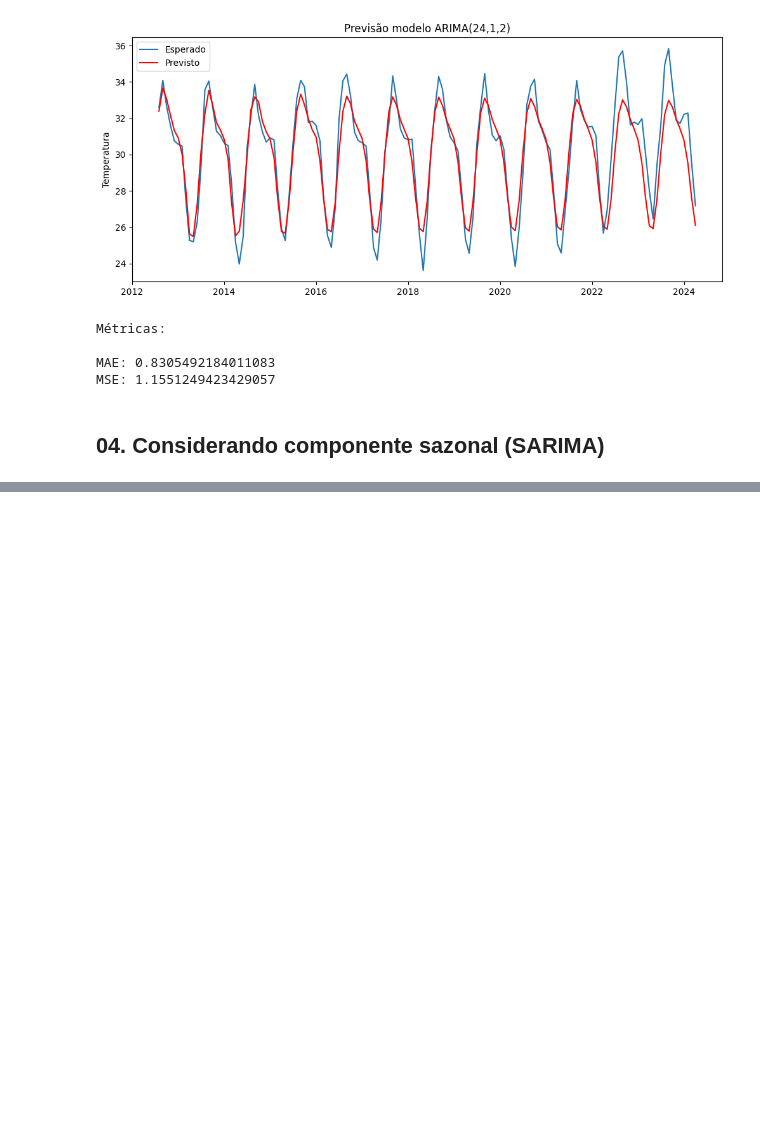
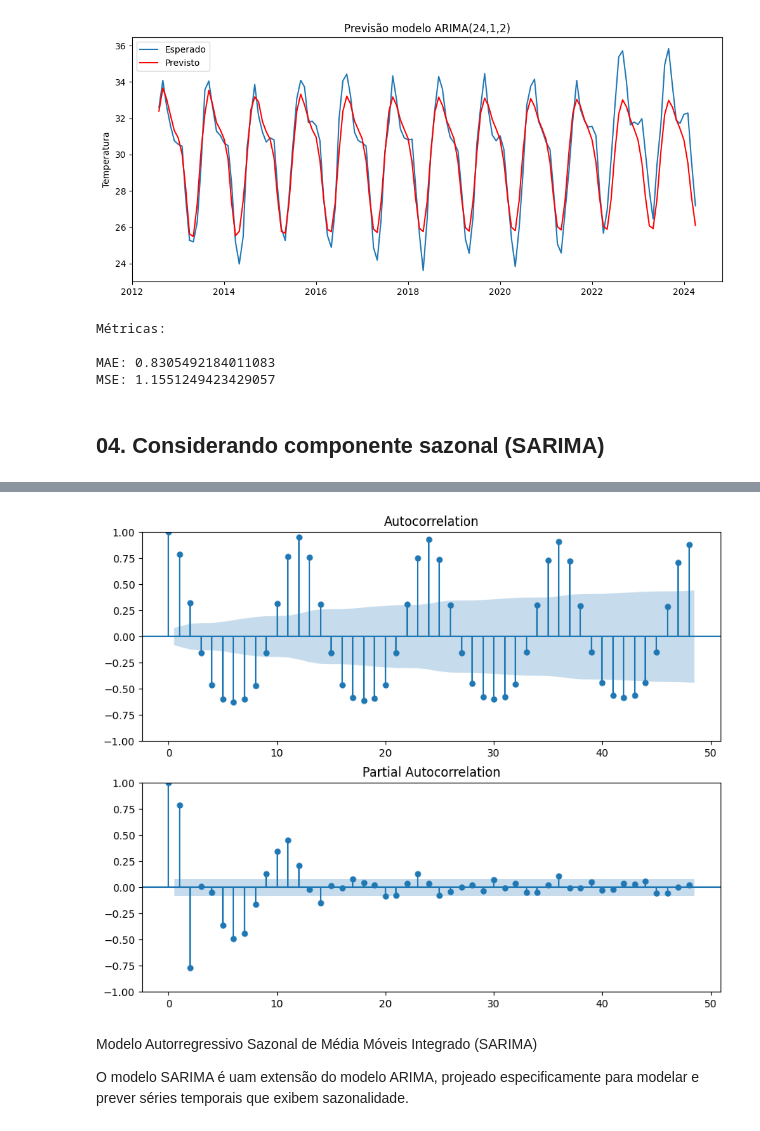
Before and after one commit to JCarapina/Estudos-praticos, a Jupyter notebook: series_temporais_2/notebooks/projeto.ipynb, the cells around one changed output, grey strips where cells are left out. Cells and saved outputs as stored; diff of their text form; code cells hidden in the pictures; blank space fills up the shorter version.

Commit message:
Modelo SARIMA atendeu perfeitamente nossas expectativas

```diff
--- a/series_temporais_2/notebooks/projeto.ipynb
+++ b/series_temporais_2/notebooks/projeto.ipynb
@@ -623,0 +638,12 @@ MSE: 1.1551249423429057
+# %%
+fig = plt.figure(figsize=(10,8))
+ax1 = fig.add_subplot(211)
+fig = plot_acf(treino, lags=48, ax=ax1)
+ax2 = fig.add_subplot(212)
+fig = plot_pacf(treino, lags=48, ax=ax2)
+# %% [output]
+[figure, added]
+# %% [markdown]
+Modelo Autorregressivo Sazonal de Média Móveis Integrado (SARIMA)
+
+O modelo SARIMA é uam extensão do modelo ARIMA, projeado especificamente para modelar e prever séries temporais que exibem sazonalidade.
```
Also changed, not shown: parts of 3 cells of this notebook.
